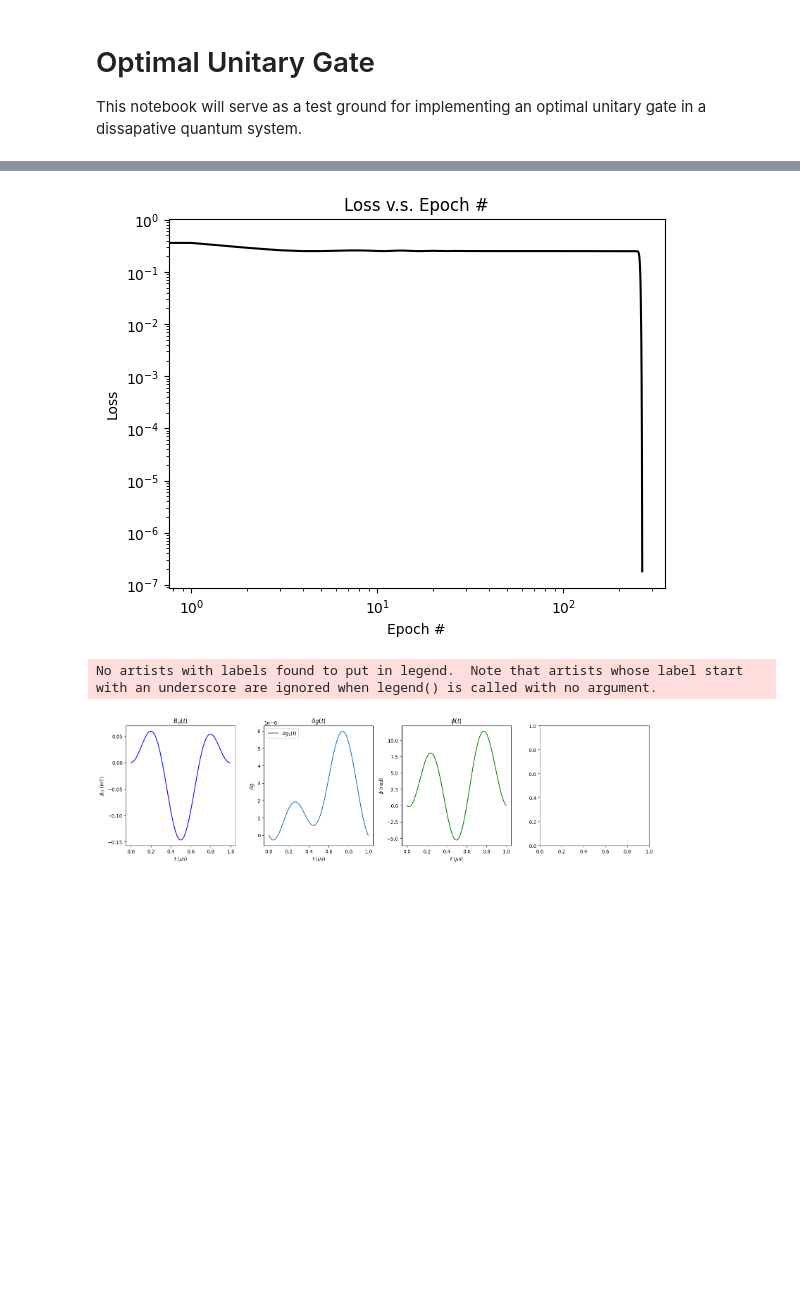
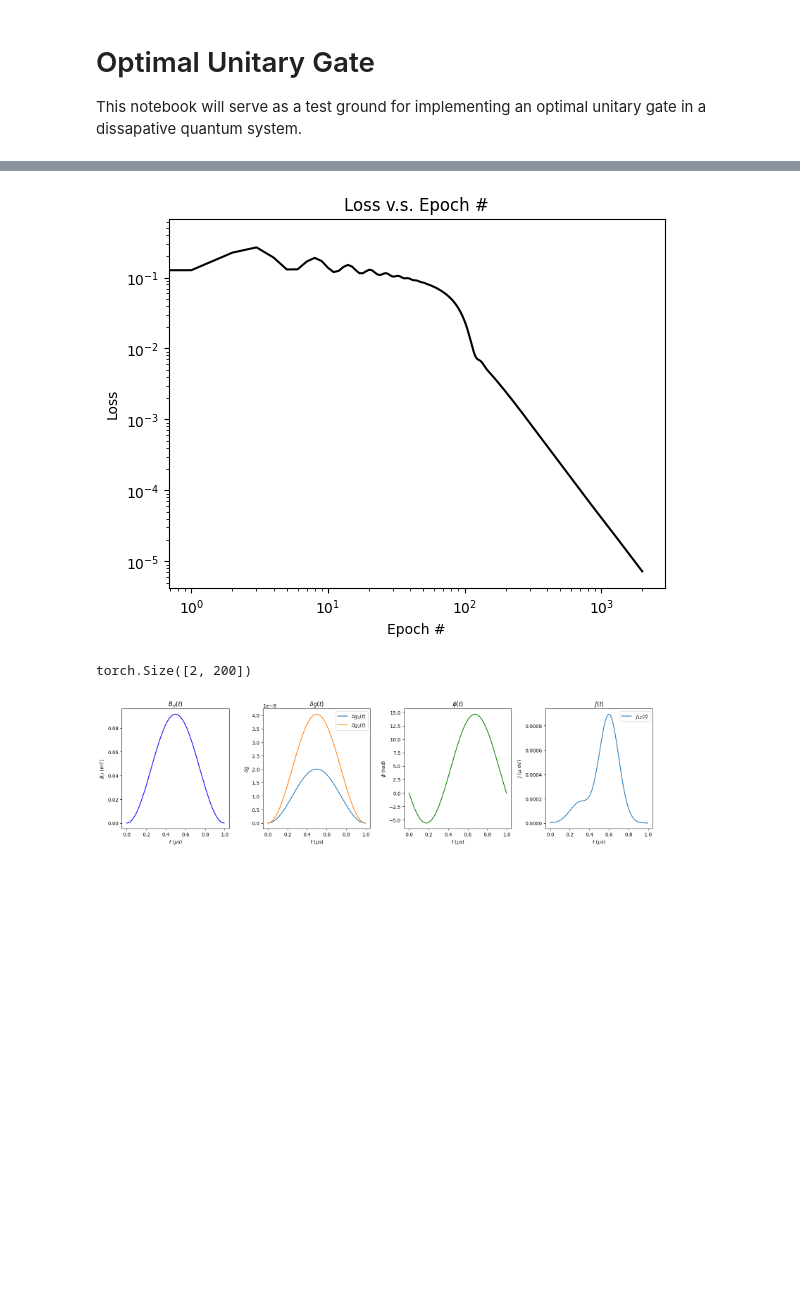
Before and after one commit to mainCSG/QuantumDotControl, a Jupyter notebook: optimal_control/optimal_unitary.ipynb, the cells around one changed output, grey strips where cells are left out. Cells and saved outputs as stored; diff of their text form; code cells hidden in the pictures.

```diff
--- a/optimal_control/optimal_unitary.ipynb
+++ b/optimal_control/optimal_unitary.ipynb
@@ -144,8 +144,8 @@ def bloch_animation(spin_num, rhos, rho_final, plot=False, bloch_sphere=False):
         return r
 # %%
 # Number of spins
-N = 1
-isDispersive = True
+N = 2
+isDispersive = False
 on_resonance = False
 # %%
 # Dice up the time
@@ -501,7 +580,7 @@ class CostFunction(nn.Module):
         p = 1
         return p * (fid-1)**2 + (1-p) * operator_dist(output, target), fid
 
-lr_dict = {'g': 1e-1, 'B_rf': 1e-1, 'phi': 1e-1, 'J': 1e-1}
+lr_dict = {'g': 1e-2, 'B_rf': 1e-2, 'phi':1e-1, 'J': 1e-1}
 opt_params = [
             {'params': g_coeffs, 'lr': lr_dict['g']},
             {'params': B_rf_coeffs, 'lr': lr_dict['B_rf']},
@@ -535,9 +614,17 @@ for i in range(epochs):
     if g_gaussian:
         g = build_g(t_units_tensor,g_sigma * dt, g_coeffs)
     else:
-        g = g_fourier_series(g_scale, t_units_tensor, g_coeffs)
+        g = []
+        g_fourier = g_fourier_series(g_scale, t_units_tensor, g_coeffs)
+        for g_ in g_fourier:
+            g.append(torch.tensor(g_, dtype=torch.float32).unsqueeze(0))
+    # print(g.shape)
+    g = torch.cat(g, dim=0)
+
     phi = phi_fourier_series(t_units_tensor, phi_coeffs)
-    J = build_J(t_units_tensor,J_sigma * dt,int(3 * J_sigma), torch.abs(J_coeffs))
+    if N>=2:
+        J = build_J(t_units_tensor,J_sigma * dt,int(3 * J_sigma), torch.abs(J_coeffs))
+        J = torch.cat(J, dim=0)
 
     L_output = construct_superop(g, B_rf, phi, J, L, N, dispersive=isDispersive)
 
@@ -556,7 +643,7 @@ for i in range(epochs):
 
     loss_array.append(loss.item())
 
-    if i % 50 == 0:
+    if i % 100 == 0:
         print("Step {}: Loss = {}, Fidelity = {}".format(i, loss.item(), fid))
 
     if fid > fid_threshold and fid < 1:
@@ -666,7 +781,8 @@ plt.close()
 # plt.show()
 
 # Plot g
-for i in range(len(g)):
+print(g.shape)
+for i in range(g.shape[0]):
     plt.plot(1e6 * t_units, g[i].detach().numpy(), label=f"$\delta g_{i+1}(t)$")
 plt.title(r"$\delta g(t)$")
 plt.xlabel(r'$t\ (\mu s)$')
@@ -684,16 +800,17 @@ plt.savefig('./results/phi.png', dpi=350, bbox_inches="tight")
 plt.close()
 # plt.show()
 
-# Plot J
-for i in range(len(J)):
-    plt.plot(1e6 * t_units, J[i].detach().numpy()/((6.242e-18) * 1e-6),label= r"$J_{{{}{}}}(t)$".format(i+1, i+2))
-plt.title(r"$J(t)$")
-plt.xlabel(r'$t\ (\mu s)$')
-plt.ylabel(r"$J$ ($\mu$eV)")
-plt.legend(loc='best')
-plt.savefig('./results/J.png', dpi=350, bbox_inches="tight")
-plt.close()
-# plt.show()
+if N>=2:
+    # Plot J
+    for i in range(J.shape[0]):
+        plt.plot(1e6 * t_units, J[i].detach().numpy()/((6.242e-18) * 1e-6),label= r"$J_{{{}{}}}(t)$".format(i+1, i+2))
+    plt.title(r"$J(t)$")
+    plt.xlabel(r'$t\ (\mu s)$')
+    plt.ylabel(r"$J$ ($\mu$eV)")
+    plt.legend(loc='best')
+    plt.savefig('./results/J.png', dpi=350, bbox_inches="tight")
+    plt.close()
+    # plt.show()
 
 
 # Create a 4x4 grid of subplots
@@ -706,37 +823,37 @@ axs[0, 0].set_xlabel(r'$t\ (\mu s)$')
 axs[0, 0].set_ylabel(r"$B_{rf}\ $(mT)")
 
 # Plot g
-for i in range(len(g)):
+for i in range(g.shape[0]):
     axs[0, 1].plot(1e6 * t_units, g[i].detach().numpy(), label=f"$\delta g_{i+1}(t)$")
 axs[0, 1].set_title(r"$\delta g(t)$")
 axs[0,1].set_xlabel(r'$t\ (\mu s)$')
 axs[0, 1].set_ylabel(r"$\delta g$")
 axs[0, 1].legend()
 
 # Plot phi
 axs[0, 2].plot(1e6 * t_units, phi.detach().numpy(), 'g')
 axs[0, 2].set_title(r"$\phi(t)$")
 axs[0, 2].set_xlabel(r'$t\ (\mu s)$')
 axs[0, 2].set_ylabel(r"$\phi$ (rad)")
 
 if N >= 2:
     # Plot J
-    for i in range(len(J)):
+    for i in range(J.shape[0]):
         axs[0, 3].plot(1e6 * t_units, J[i].detach().numpy()/((6.242e-18) * 1e-6),label= r"$J_{{{}{}}}(t)$".format(i+1, i+2))
     axs[0, 3].set_title(r"$J(t)$")
     axs[0, 3].set_xlabel(r'$t\ (\mu s)$')
     axs[0, 3].set_ylabel(r"$J$ ($\mu$ eV)")
     axs[0, 3].legend()
     # axs[0,3].set_ylim([0,1])
 
 # Remove empty subplots
 for i in range(1, 4):
     for j in range(4):
         axs[i, j].axis('off')
 
 # Adjust spacing between subplots
 plt.tight_layout()
 # %% [output]
-[figure, old version]
+[figure, new version]
-No artists with labels found to put in legend.  Note that artists whose label start with an underscore are ignored when legend() is called with no argument.
+torch.Size([2, 200])
-[figure, old version]
+[figure, new version]
```
Also changed, not shown: parts of 10 cells of this notebook, 33 other files.
